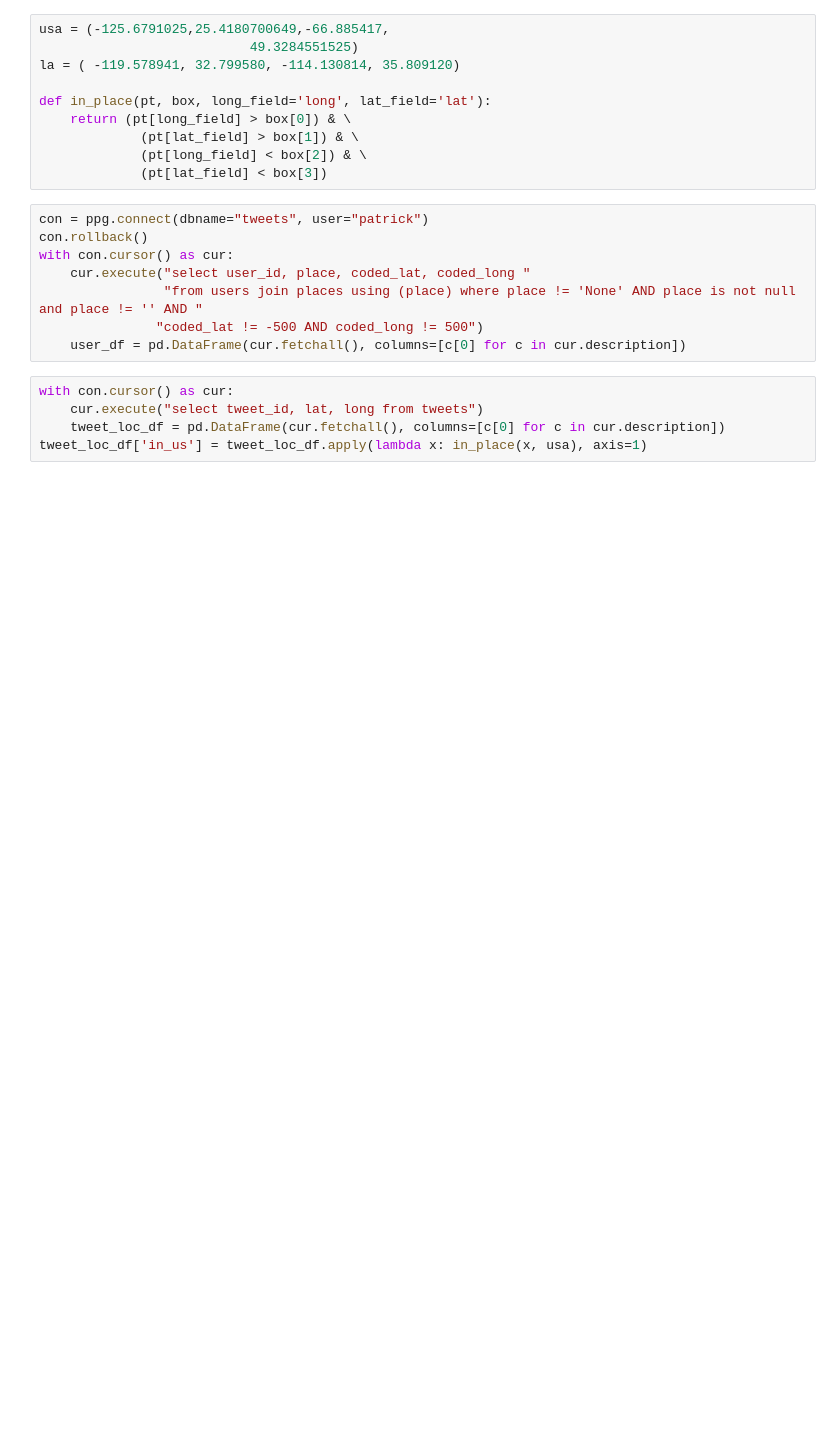
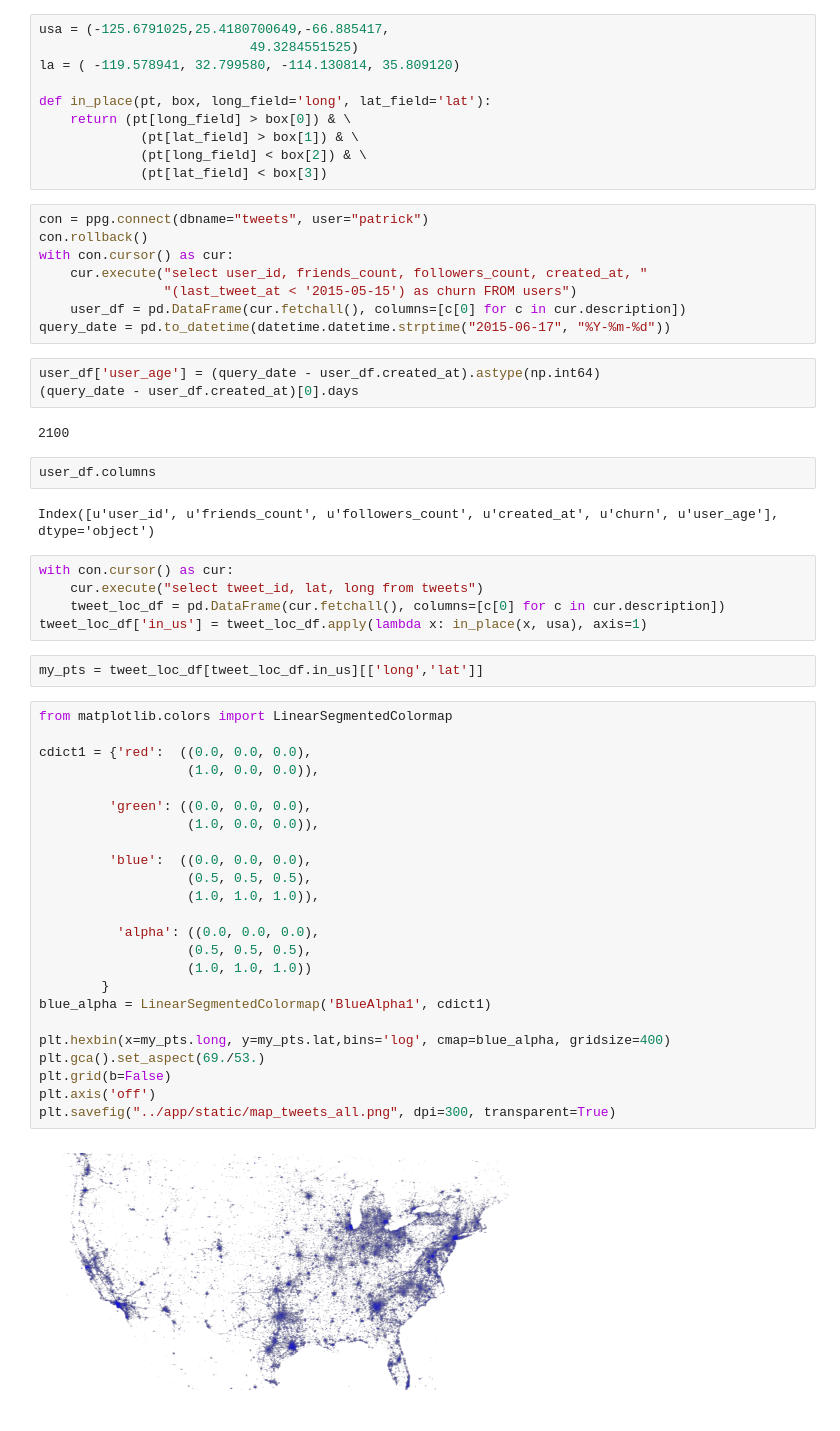
Before and after one commit to pcallier/insight, a Jupyter notebook: notebooks/Figures.ipynb, the cells around one changed output. Saved outputs shown, nothing was run; the diff lists cells and outputs as text; blank space fills up the shorter version.

```diff
--- a/notebooks/Figures.ipynb
+++ b/notebooks/Figures.ipynb
@@ -19,12 +26,49 @@ def in_place(pt, box, long_field='long', lat_field='lat'):
 con = ppg.connect(dbname="tweets", user="patrick")
 con.rollback()
 with con.cursor() as cur:
-    cur.execute("select user_id, place, coded_lat, coded_long "
-                "from users join places using (place) where place != 'None' AND place is not null and place != '' AND "
-               "coded_lat != -500 AND coded_long != 500")
+    cur.execute("select user_id, friends_count, followers_count, created_at, "
+                "(last_tweet_at < '2015-05-15') as churn FROM users")
     user_df = pd.DataFrame(cur.fetchall(), columns=[c[0] for c in cur.description])
+query_date = pd.to_datetime(datetime.datetime.strptime("2015-06-17", "%Y-%m-%d"))
+# %%
+user_df['user_age'] = (query_date - user_df.created_at).astype(np.int64)
+(query_date - user_df.created_at)[0].days
+# %% [output]
+2100
+# %%
+user_df.columns
+# %% [output]
+Index([u'user_id', u'friends_count', u'followers_count', u'created_at', u'churn', u'user_age'], dtype='object')
 # %%
 with con.cursor() as cur:
     cur.execute("select tweet_id, lat, long from tweets")
     tweet_loc_df = pd.DataFrame(cur.fetchall(), columns=[c[0] for c in cur.description])
 tweet_loc_df['in_us'] = tweet_loc_df.apply(lambda x: in_place(x, usa), axis=1)
+# %%
+my_pts = tweet_loc_df[tweet_loc_df.in_us][['long','lat']]
+# %%
+from matplotlib.colors import LinearSegmentedColormap
+
+cdict1 = {'red':  ((0.0, 0.0, 0.0),
+                   (1.0, 0.0, 0.0)),
+
+         'green': ((0.0, 0.0, 0.0),
+                   (1.0, 0.0, 0.0)),
+
+         'blue':  ((0.0, 0.0, 0.0),
+                   (0.5, 0.5, 0.5),
+                   (1.0, 1.0, 1.0)),
+
+          'alpha': ((0.0, 0.0, 0.0),
+                   (0.5, 0.5, 0.5),
+                   (1.0, 1.0, 1.0))
+        }
+blue_alpha = LinearSegmentedColormap('BlueAlpha1', cdict1)
+
+plt.hexbin(x=my_pts.long, y=my_pts.lat,bins='log', cmap=blue_alpha, gridsize=400)
+plt.gca().set_aspect(69./53.)
+plt.grid(b=False)
+plt.axis('off')
+plt.savefig("../app/static/map_tweets_all.png", dpi=300, transparent=True)
+# %% [output]
+[figure, added]
```
Also changed, not shown: parts of 10 cells of this notebook, 34 other files.
